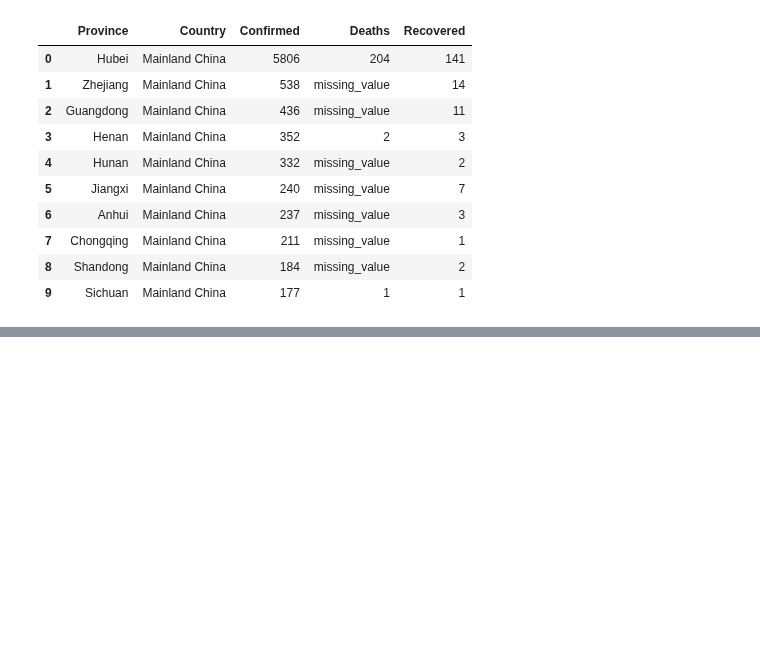
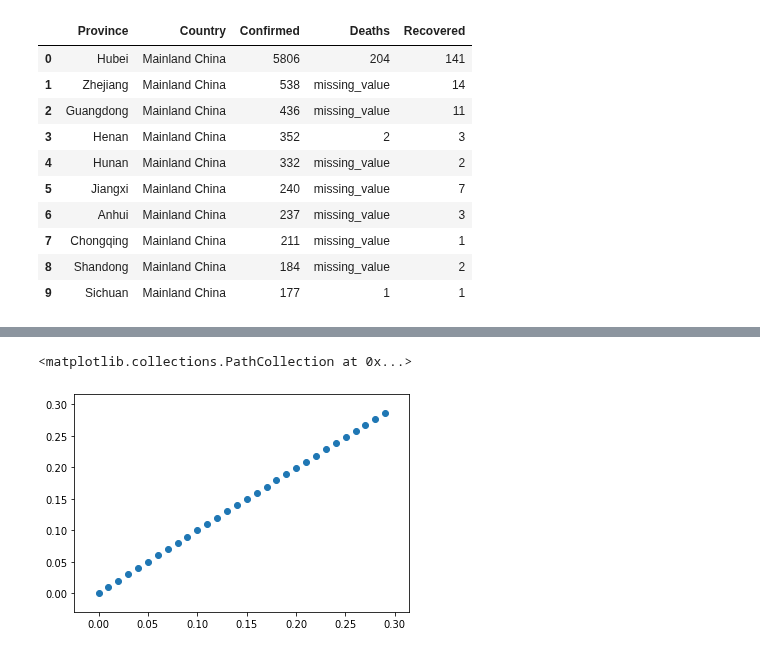
Before and after one commit to angelacpd/Jupyter_Hello, a Jupyter notebook: data_science_lib.ipynb, the cells around one changed output, grey strips where cells are left out. Cells and saved outputs as stored; diff of their text form; code cells hidden in the pictures; blank space fills up the shorter version.

```diff
--- a/data_science_lib.ipynb
+++ b/data_science_lib.ipynb
@@ -944,0 +958,5 @@ df3
+# %%
+plt.scatter(x[:30],y[:30])
+# %% [output]
+<matplotlib.collections.PathCollection at 0x...>
+[figure, added]
```
Also changed, not shown: parts of 6 cells of this notebook, 1 other file.
